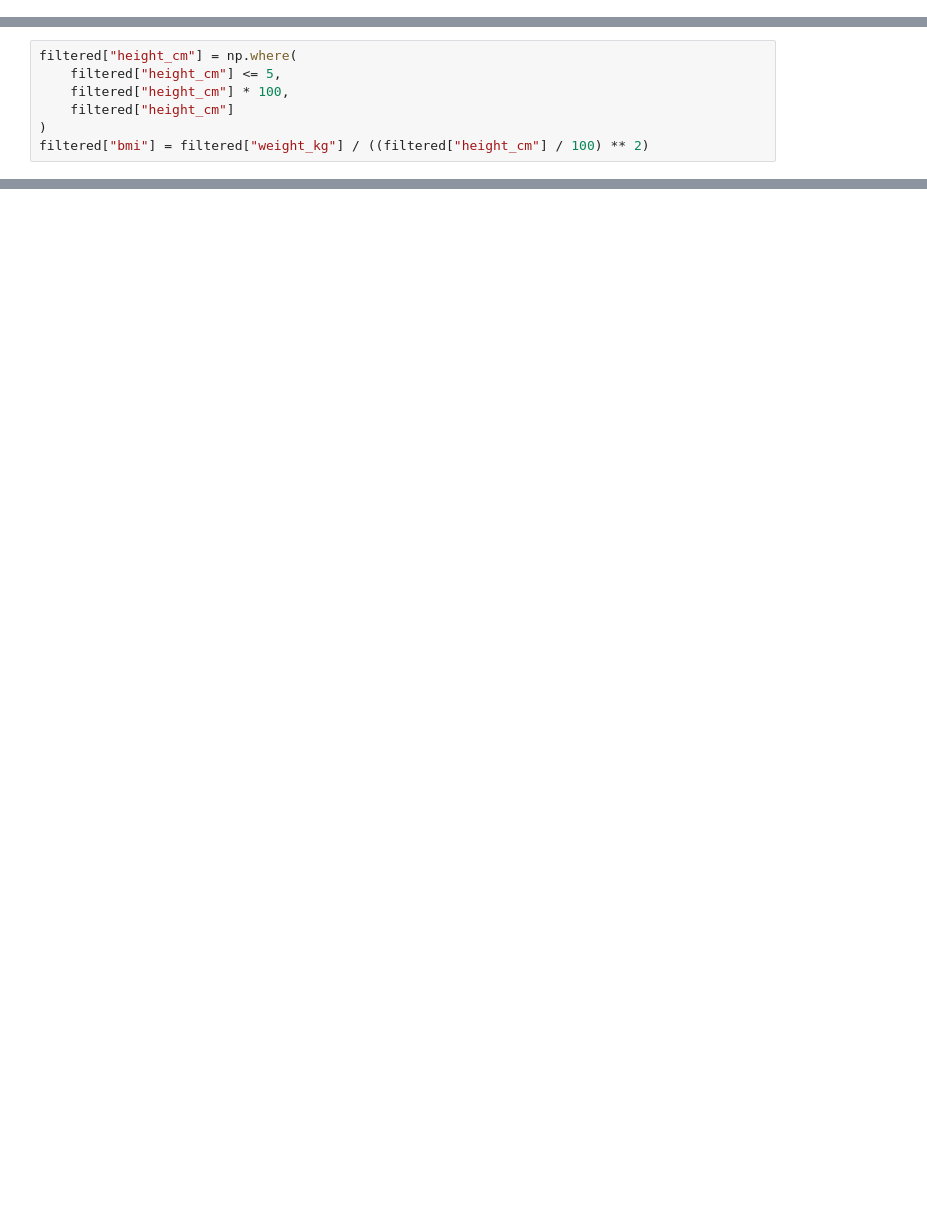
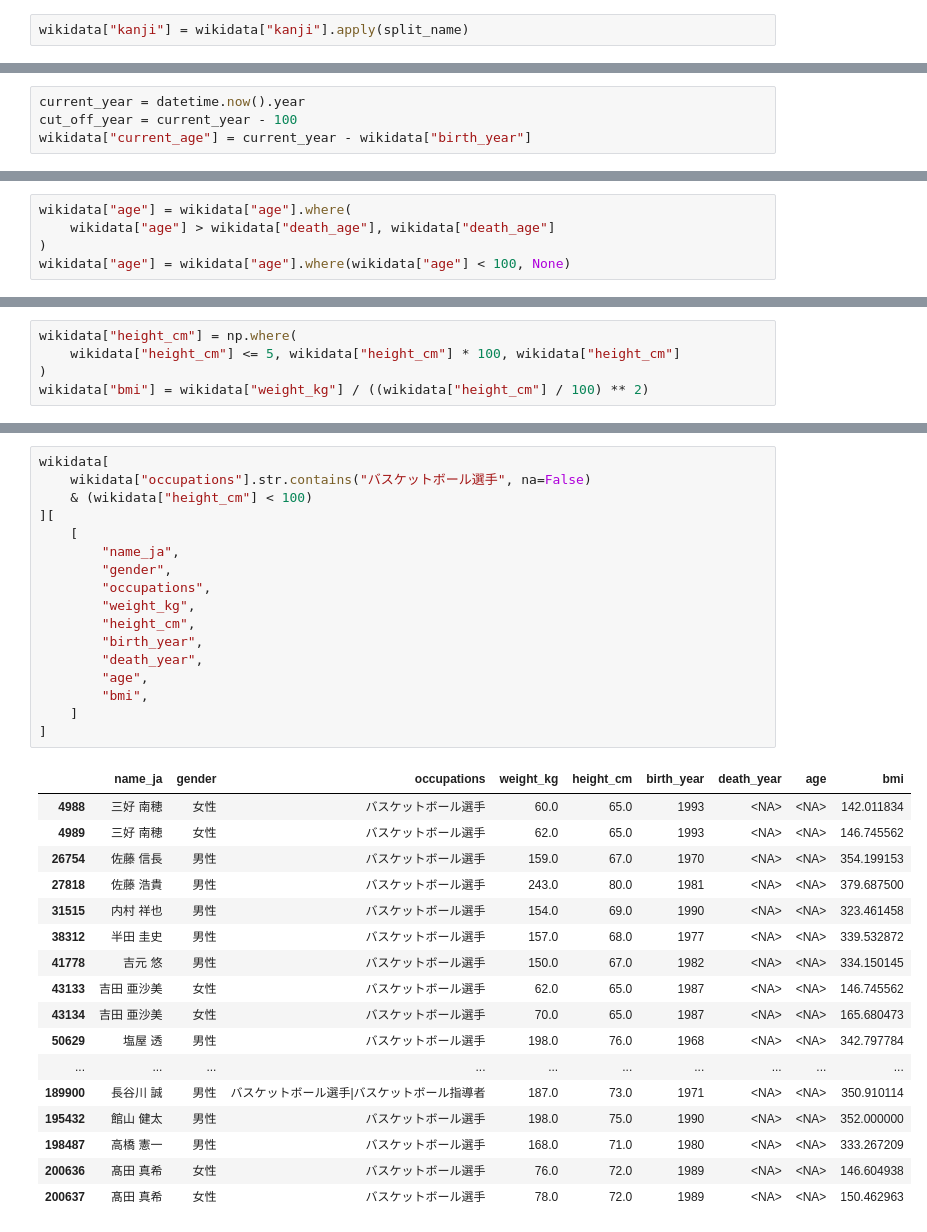
Before and after one commit to ren255/jpersondata_crawler, a Jupyter notebook: crawler.ipynb, the cells around one changed output, grey strips where cells are left out. Cells and saved outputs as stored; diff of their text form; blank space fills up the shorter version.

```diff
--- a/crawler.ipynb
+++ b/crawler.ipynb
@@ -332 +385,3 @@ filtered = filtered[filtered["hiragana"] != ""] # 4.6k drop split != 2
+# %%
+wikidata["kanji"] = wikidata["kanji"].apply(split_name)
 # %%
@@ -337,0 +459,4 @@ filtered["age"] = filtered["age"].where(filtered["age"] > 0, None)
+# %%
+current_year = datetime.now().year
+cut_off_year = current_year - 100
+wikidata["current_age"] = current_year - wikidata["birth_year"]
@@ -337,0 +469,5 @@ filtered["age"] = filtered["age"].where(filtered["age"] > 0, None)
+# %%
+wikidata["age"] = wikidata["age"].where(
+    wikidata["age"] > wikidata["death_age"], wikidata["death_age"]
+)
+wikidata["age"] = wikidata["age"].where(wikidata["age"] < 100, None)
@@ -340,8 +507,6 @@ filtered["age"] = filtered["age"].where(filtered["age"] > 0, None)
 # %%
-filtered["height_cm"] = np.where(
-    filtered["height_cm"] <= 5,
-    filtered["height_cm"] * 100,
-    filtered["height_cm"]
+wikidata["height_cm"] = np.where(
+    wikidata["height_cm"] <= 5, wikidata["height_cm"] * 100, wikidata["height_cm"]
 )
-filtered["bmi"] = filtered["weight_kg"] / ((filtered["height_cm"] / 100) ** 2)
+wikidata["bmi"] = wikidata["weight_kg"] / ((wikidata["height_cm"] / 100) ** 2)
 # %%
@@ -351 +533,36 @@ filtered[(filtered["height_cm"] >= 5) & (filtered["height_cm"] <= 120)][["name_j
+# %%
+wikidata[
+    wikidata["occupations"].str.contains("バスケットボール選手", na=False)
+    & (wikidata["height_cm"] < 100)
+][
+    [
+        "name_ja",
+        "gender",
+        "occupations",
+        "weight_kg",
+        "height_cm",
+        "birth_year",
+        "death_year",
+        "age",
+        "bmi",
+    ]
+]
+# %% [output]
+|  | name_ja | gender | occupations | weight_kg | height_cm | birth_year | death_year | age | bmi |
+| 4988 | 三好 南穂 | 女性 | バスケットボール選手 | 60.0 | 65.0 | 1993 | <NA> | <NA> | 142.011834 |
+| 4989 | 三好 南穂 | 女性 | バスケットボール選手 | 62.0 | 65.0 | 1993 | <NA> | <NA> | 146.745562 |
+| 26754 | 佐藤 信長 | 男性 | バスケットボール選手 | 159.0 | 67.0 | 1970 | <NA> | <NA> | 354.199153 |
+| 27818 | 佐藤 浩貴 | 男性 | バスケットボール選手 | 243.0 | 80.0 | 1981 | <NA> | <NA> | 379.687500 |
+| 31515 | 内村 祥也 | 男性 | バスケットボール選手 | 154.0 | 69.0 | 1990 | <NA> | <NA> | 323.461458 |
+| 38312 | 半田 圭史 | 男性 | バスケットボール選手 | 157.0 | 68.0 | 1977 | <NA> | <NA> | 339.532872 |
+| 41778 | 吉元 悠 | 男性 | バスケットボール選手 | 150.0 | 67.0 | 1982 | <NA> | <NA> | 334.150145 |
+| 43133 | 吉田 亜沙美 | 女性 | バスケットボール選手 | 62.0 | 65.0 | 1987 | <NA> | <NA> | 146.745562 |
+| 43134 | 吉田 亜沙美 | 女性 | バスケットボール選手 | 70.0 | 65.0 | 1987 | <NA> | <NA> | 165.680473 |
+| 50629 | 塩屋 透 | 男性 | バスケットボール選手 | 198.0 | 76.0 | 1968 | <NA> | <NA> | 342.797784 |
+| ... | ... | ... | ... | ... | ... | ... | ... | ... | ... |
+| 189900 | 長谷川 誠 | 男性 | バスケットボール選手|バスケットボール指導者 | 187.0 | 73.0 | 1971 | <NA> | <NA> | 350.910114 |
+| 195432 | 館山 健太 | 男性 | バスケットボール選手 | 198.0 | 75.0 | 1990 | <NA> | <NA> | 352.000000 |
+| 198487 | 高橋 憲一 | 男性 | バスケットボール選手 | 168.0 | 71.0 | 1980 | <NA> | <NA> | 333.267209 |
+| 200636 | 髙田 真希 | 女性 | バスケットボール選手 | 76.0 | 72.0 | 1989 | <NA> | <NA> | 146.604938 |
+| 200637 | 髙田 真希 | 女性 | バスケットボール選手 | 78.0 | 72.0 | 1989 | <NA> | <NA> | 150.462963 |
 # %%
```
Also changed, not shown: parts of 18 cells of this notebook, 3 other files.
